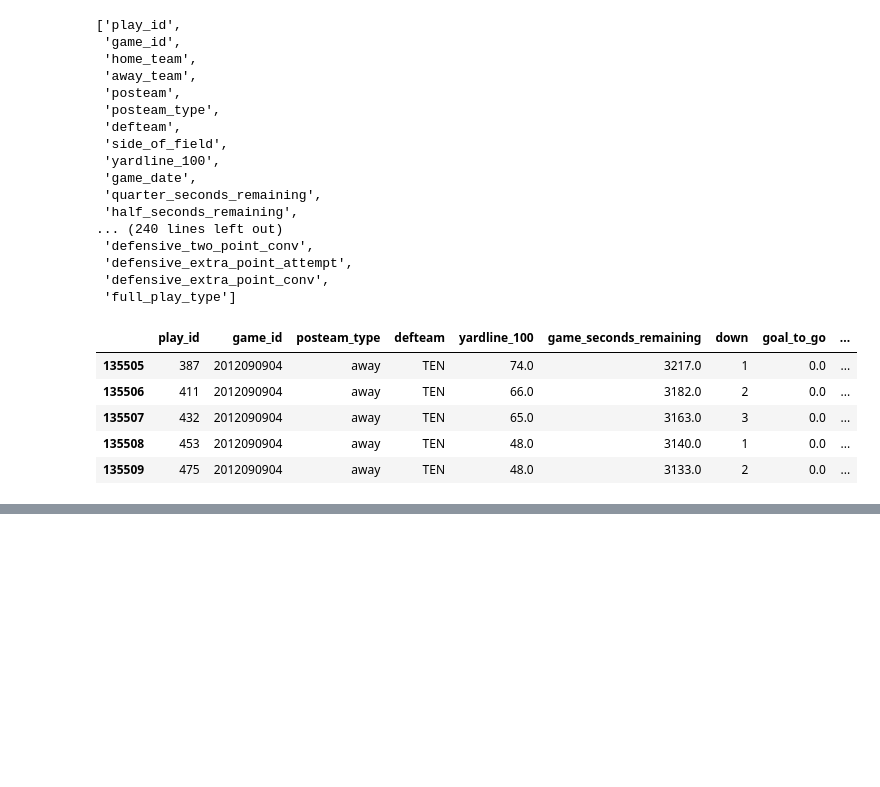
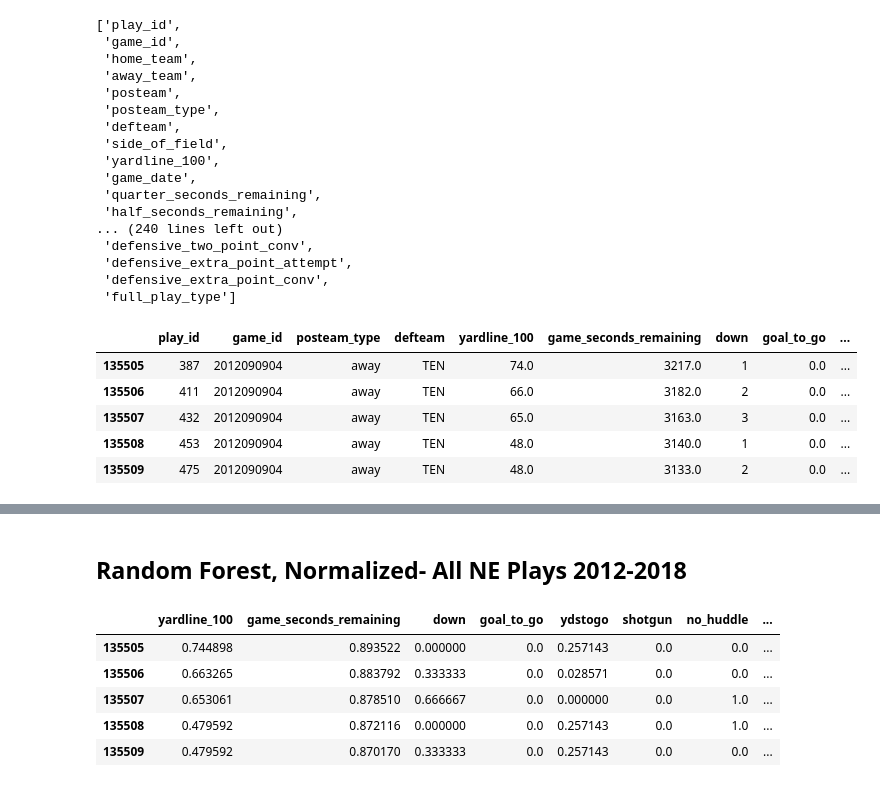
Before and after one commit to danehooker/Thinkful-Projects, a Jupyter notebook: Final Capstone.ipynb, the cells around one changed output, grey strips where cells are left out. Saved outputs shown, nothing was run; the diff lists cells and outputs as text; code cells hidden in the pictures; blank space fills up the shorter version.

```diff
--- a/Final Capstone.ipynb
+++ b/Final Capstone.ipynb
@@ -499,0 +563,5 @@ NE_df.head()
+# %%
+NE_df['NE_lead'] = NE_df['posteam_score'] - NE_df['defteam_score']
+NE_df = NE_df.drop('posteam_score', 1)
+NE_df = NE_df.drop('defteam_score', 1)
+NE_df.head()
@@ -499,0 +575,4 @@ NE_df.head()
+# %% [markdown]
+## Random Forest, Normalized- All NE Plays 2012-2018
+# %%
+norm_NE_df = NE_df.copy()
@@ -499,0 +583,15 @@ NE_df.head()
+# %%
+norm_NE_df = norm_NE_df.drop('game_id', 1)
+norm_NE_df = norm_NE_df.drop('play_id', 1)
+norm_NE_df = norm_NE_df.drop('full_play_type', 1)
+# %%
+norm_NE_df=((norm_NE_df-norm_NE_df.min())/(norm_NE_df.max()-norm_NE_df.min()))
+# %%
+norm_NE_df.head()
+# %% [output]
+|  | yardline_100 | game_seconds_remaining | down | goal_to_go | ydstogo | shotgun | no_huddle | ... |
+| 135505 | 0.744898 | 0.893522 | 0.000000 | 0.0 | 0.257143 | 0.0 | 0.0 | ... |
+| 135506 | 0.663265 | 0.883792 | 0.333333 | 0.0 | 0.028571 | 0.0 | 0.0 | ... |
+| 135507 | 0.653061 | 0.878510 | 0.666667 | 0.0 | 0.000000 | 0.0 | 1.0 | ... |
+| 135508 | 0.479592 | 0.872116 | 0.000000 | 0.0 | 0.257143 | 0.0 | 1.0 | ... |
+| 135509 | 0.479592 | 0.870170 | 0.333333 | 0.0 | 0.257143 | 0.0 | 0.0 | ... |
```
Also changed, not shown: parts of 40 cells of this notebook.
